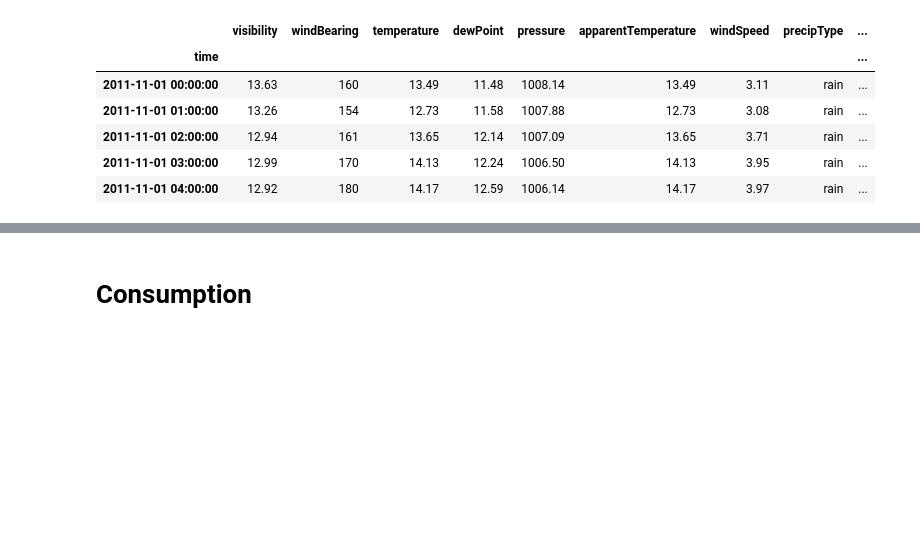
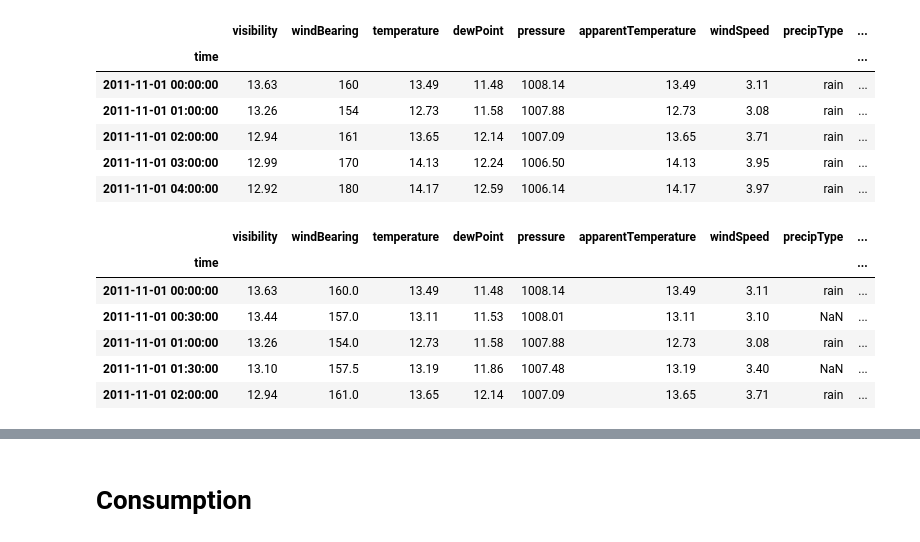
Before and after one commit to thiagonarcizo/Forecast-of-Electricity-Consumption, a Jupyter notebook: notebooks_gustavo/01_data_exploration.ipynb, the cells around one changed output, grey strips where cells are left out. Saved outputs shown, nothing was run; the diff lists cells and outputs as text; code cells hidden in the pictures; blank space fills up the shorter version.

Commit message:
Interpolation for every 30 minutes in weather_hourly_darksky.parquet

```diff
--- a/notebooks_gustavo/01_data_exploration.ipynb
+++ b/notebooks_gustavo/01_data_exploration.ipynb
@@ -209,3 +209,21 @@ df_weather_hourly.head()
 # %%
 df_weather_hourly.precipType = pd.Categorical(df_weather_hourly.precipType)
 df_weather_hourly.icon = pd.Categorical(df_weather_hourly.icon)
+# %%
+# Identify quantitative columns (numeric types)
+quantitative_cols = df_weather_hourly.select_dtypes(include=['number']).columns.tolist()
+
+# Create a half-hourly index, then interpolate numeric values
+# The non-quantitative (categorical) columns will have NaN at new timestamps
+df_weather_halfhour = df_weather_hourly.resample('30T').asfreq()
+df_weather_halfhour[quantitative_cols] = df_weather_halfhour[quantitative_cols].interpolate(method='time')
+df_weather_halfhour[quantitative_cols] = df_weather_halfhour[quantitative_cols].round(2)
+df_weather_halfhour.head()
+# %% [output]
+|  | visibility | windBearing | temperature | dewPoint | pressure | apparentTemperature | windSpeed | precipType | ... |
+| time |  |  |  |  |  |  |  |  | ... |
+| 2011-11-01 00:00:00 | 13.63 | 160.0 | 13.49 | 11.48 | 1008.14 | 13.49 | 3.11 | rain | ... |
+| 2011-11-01 00:30:00 | 13.44 | 157.0 | 13.11 | 11.53 | 1008.01 | 13.11 | 3.10 | NaN | ... |
+| 2011-11-01 01:00:00 | 13.26 | 154.0 | 12.73 | 11.58 | 1007.88 | 12.73 | 3.08 | rain | ... |
+| 2011-11-01 01:30:00 | 13.10 | 157.5 | 13.19 | 11.86 | 1007.48 | 13.19 | 3.40 | NaN | ... |
+| 2011-11-01 02:00:00 | 12.94 | 161.0 | 13.65 | 12.14 | 1007.09 | 13.65 | 3.71 | rain | ... |
```
Also changed, not shown: parts of 2 cells of this notebook, 1 other file.
